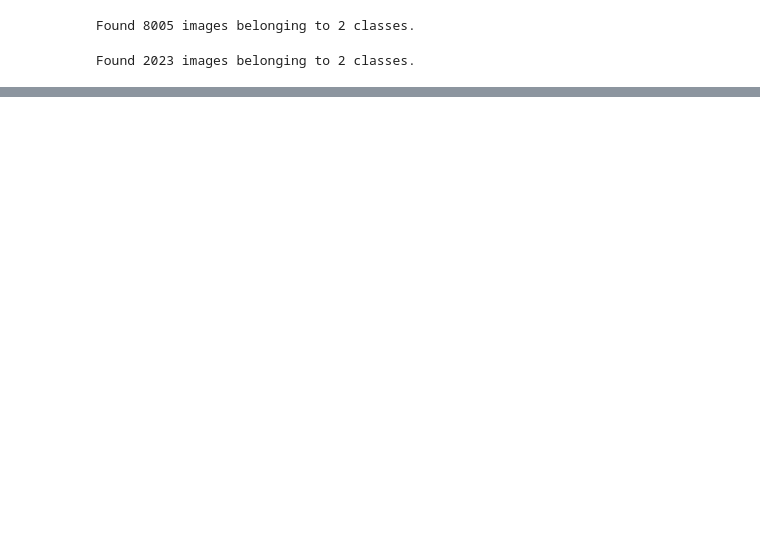
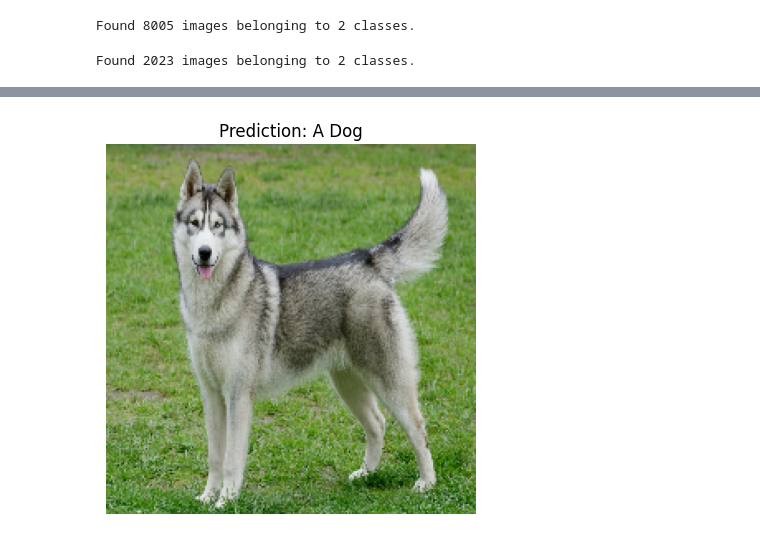
Before and after one commit to turki-ai/cats-vs-dogs-classification, a Jupyter notebook: cats_vs_dogs.ipynb, the cells around one changed output, grey strips where cells are left out. Drawn from its saved outputs; the diff is of its cells as text; code cells hidden in the pictures; blank space fills up the shorter version.

```diff
--- a/cats_vs_dogs.ipynb
+++ b/cats_vs_dogs.ipynb
@@ -198,0 +217,3 @@ pred_and_plot(computerVisionCatVSDogs, filename='bagira.jpg')
+# %%
+pred_and_plot(computerVisionCatVSDogs, filename='husky-dog.jpg')
+# %% [output]
@@ -198,0 +221 @@ pred_and_plot(computerVisionCatVSDogs, filename='bagira.jpg')
+[figure, added]
```
Also changed, not shown: parts of 11 cells of this notebook.
